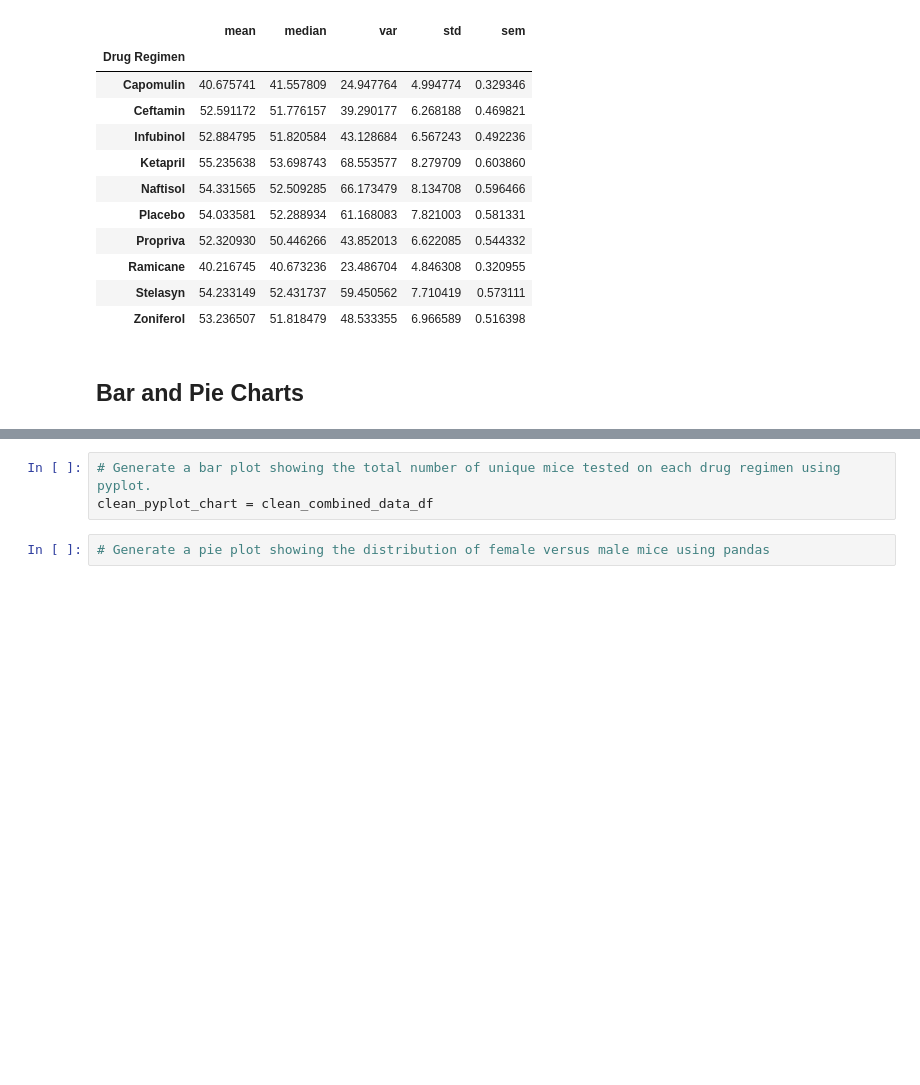
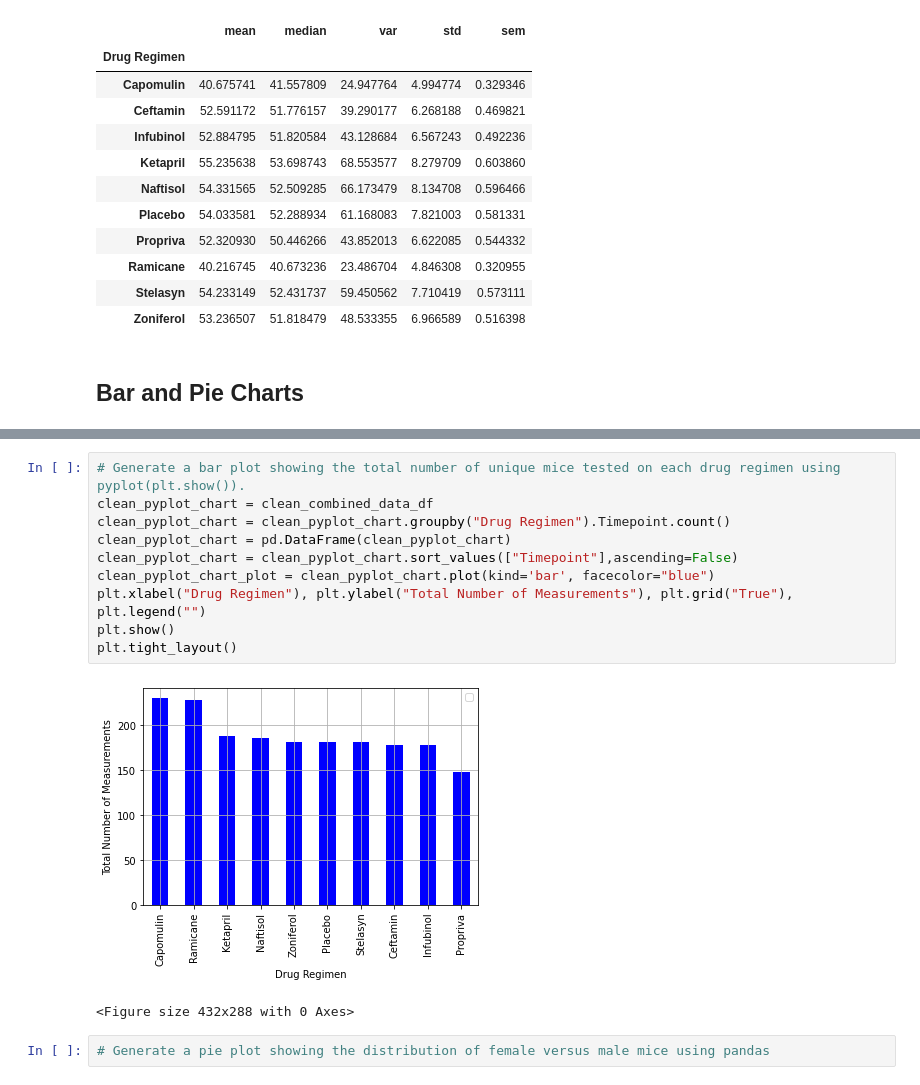
Before and after one commit to lcswsher/Matplotlib_challenge, a Jupyter notebook: pymaceuticals_starter.ipynb, the cells around one changed output, grey strips where cells are left out. Drawn from its saved outputs; the diff is of its cells as text; blank space fills up the shorter version.

```diff
--- a/pymaceuticals_starter.ipynb
+++ b/pymaceuticals_starter.ipynb
@@ -147,6 +147,16 @@ clean_pandas_chart.plot.bar(xlabel="Drug Regimen", ylabel="Total Number of Measu
 # %%
-# Generate a bar plot showing the total number of unique mice tested on each drug regimen using pyplot.
+# Generate a bar plot showing the total number of unique mice tested on each drug regimen using pyplot(plt.show()).
 clean_pyplot_chart = clean_combined_data_df
+clean_pyplot_chart = clean_pyplot_chart.groupby("Drug Regimen").Timepoint.count()
+clean_pyplot_chart = pd.DataFrame(clean_pyplot_chart)
+clean_pyplot_chart = clean_pyplot_chart.sort_values(["Timepoint"],ascending=False)
+clean_pyplot_chart_plot = clean_pyplot_chart.plot(kind='bar', facecolor="blue")
+plt.xlabel("Drug Regimen"), plt.ylabel("Total Number of Measurements"), plt.grid("True"), plt.legend("")
+plt.show()
+plt.tight_layout()
+# %% [output]
+[figure, added]
+<Figure size 432x288 with 0 Axes>
 # %%
 # Generate a pie plot showing the distribution of female versus male mice using pandas
 # %%
```
Also changed, not shown: parts of 1 cell of this notebook.
